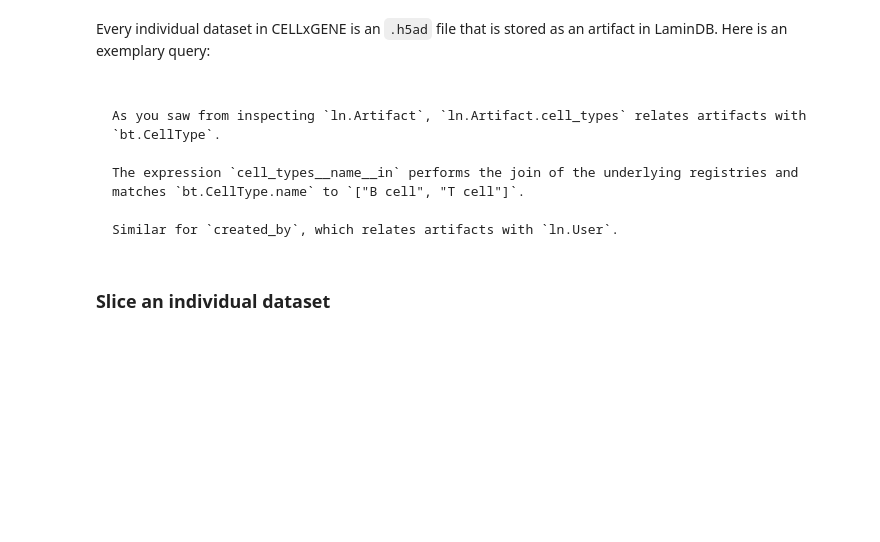
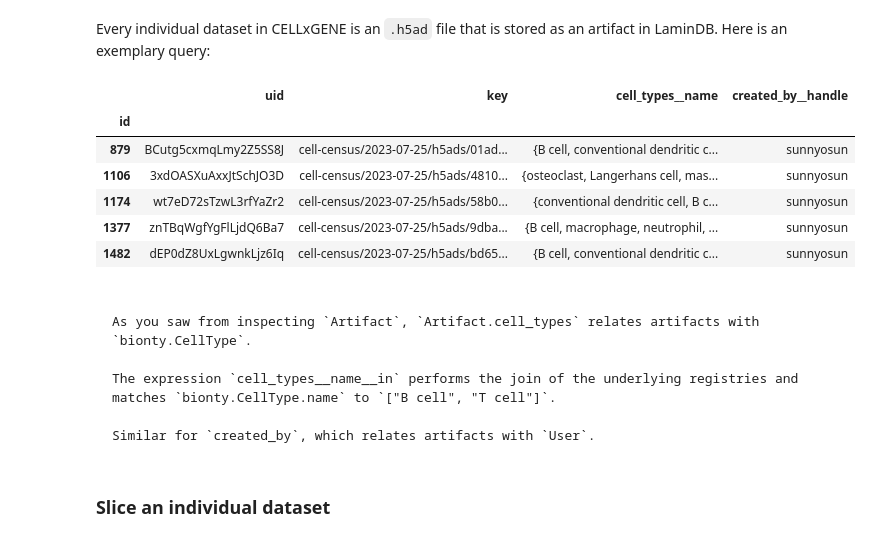
Before and after one commit to laminlabs/cellxgene-lamin, a Jupyter notebook: docs/cellxgene.ipynb, the cells around one changed output. Cells and saved outputs as stored; diff of their text form; code cells hidden in the pictures; blank space fills up the shorter version.

````diff
--- a/docs/cellxgene.ipynb
+++ b/docs/cellxgene.ipynb
@@ -36,24 +43,32 @@ Every individual dataset in CELLxGENE is an `.h5ad` file that is stored as an ar
 # %%
 users = db.User.lookup()
 cell_types = db.bionty.CellType.lookup()
 
 db.Artifact.filter(
     suffix=".h5ad",
     description__contains="immune",
     size__gt=1e9,  # size > 1GB
     cell_types__name__in=["B cell", "T cell"],  # cell types measured in AnnData
-    created_by__name="sunnyosun",
+    created_by=users.sunnyosun,  # created by a specific user
 ).order_by("created_at").to_dataframe(
     include=["cell_types__name", "created_by__handle"]  # join with additional info
 ).head()
+# %% [output]
+|  | uid | key | cell_types__name | created_by__handle |
+| id |  |  |  |  |
+| 879 | BCutg5cxmqLmy2Z5SS8J | cell-census/2023-07-25/h5ads/01ad... | {B cell, conventional dendritic c... | sunnyosun |
+| 1106 | 3xdOASXuAxxJtSchJO3D | cell-census/2023-07-25/h5ads/4810... | {osteoclast, Langerhans cell, mas... | sunnyosun |
+| 1174 | wt7eD72sTzwL3rfYaZr2 | cell-census/2023-07-25/h5ads/58b0... | {conventional dendritic cell, B c... | sunnyosun |
+| 1377 | znTBqWgfYgFlLjdQ6Ba7 | cell-census/2023-07-25/h5ads/9dba... | {B cell, macrophage, neutrophil, ... | sunnyosun |
+| 1482 | dEP0dZ8UxLgwnkLjz6Iq | cell-census/2023-07-25/h5ads/bd65... | {B cell, conventional dendritic c... | sunnyosun |
 # %% [markdown]
 ```{dropdown} What happens under the hood?
 
-As you saw from inspecting `ln.Artifact`, `ln.Artifact.cell_types` relates artifacts with `bt.CellType`.
+As you saw from inspecting `Artifact`, `Artifact.cell_types` relates artifacts with `bionty.CellType`.
 
-The expression `cell_types__name__in` performs the join of the underlying registries and matches `bt.CellType.name` to `["B cell", "T cell"]`.
+The expression `cell_types__name__in` performs the join of the underlying registries and matches `bionty.CellType.name` to `["B cell", "T cell"]`.
 
-Similar for `created_by`, which relates artifacts with `ln.User`.
+Similar for `created_by`, which relates artifacts with `User`.
 ```
 # %% [markdown]
 ### Slice an individual dataset
````
Also changed, not shown: parts of 28 cells of this notebook.
